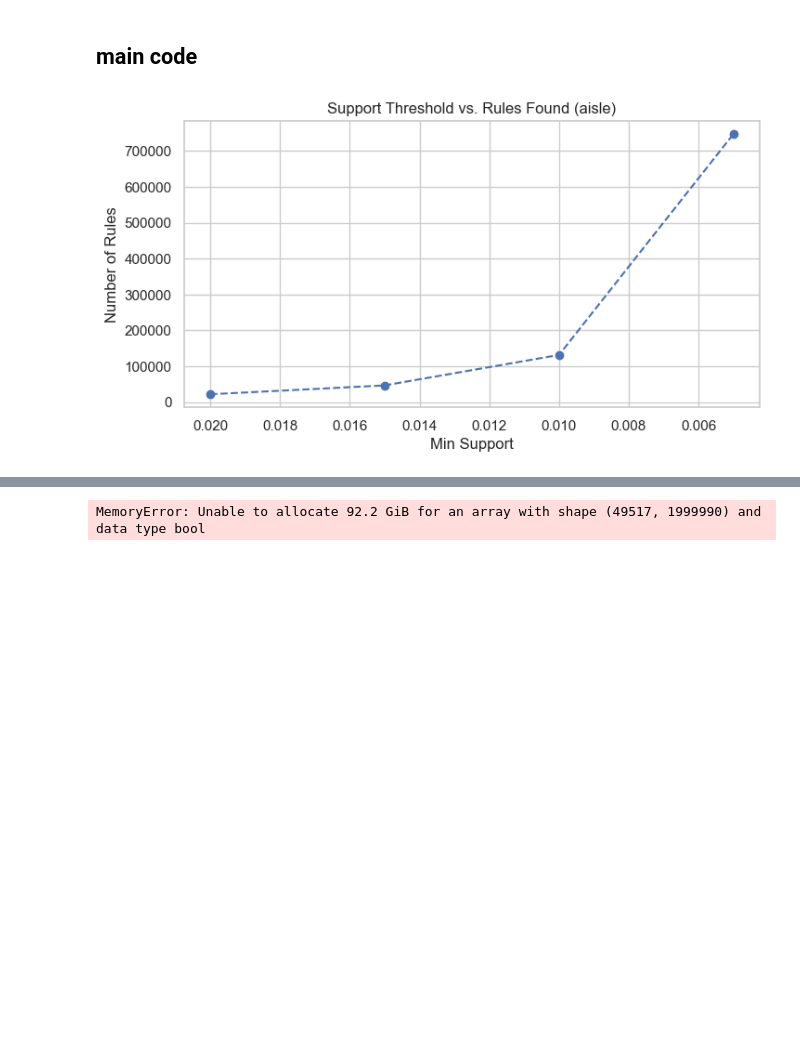
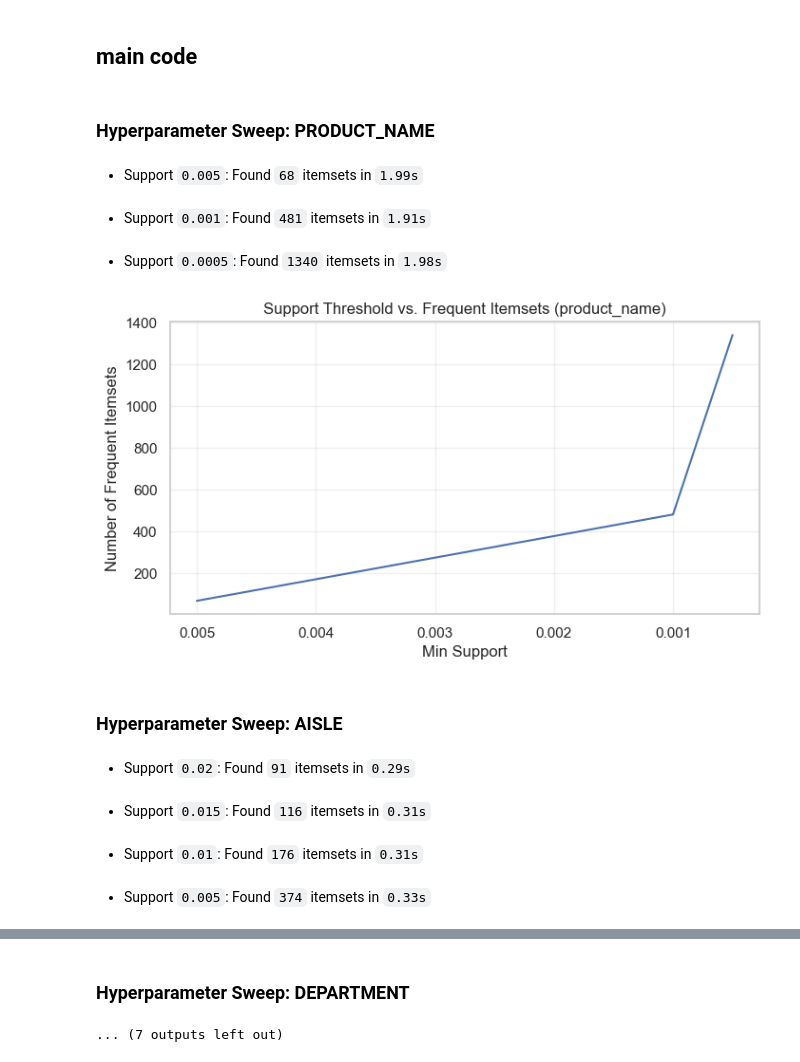
Before and after one commit to bunveren/YAP476, a Jupyter notebook: instacart_pipelined.ipynb, the cells around one changed output, grey strips where cells are left out. Saved outputs shown, nothing was run; the diff lists cells and outputs as text; code cells hidden in the pictures; blank space fills up the shorter version.

```diff
--- a/instacart_pipelined.ipynb
+++ b/instacart_pipelined.ipynb
@@ -338,4 +354,5 @@ def run_master_analysis(df):
 # %%
+import gc
 def find_support_elbow(df, level='aisle', thresholds=[0.05, 0.02, 0.01, 0.005]):
     display(Markdown(f"### Hyperparameter Sweep: **{level.upper()}**"))
     basket_df = get_basket(df, level)
@@ -347,7 +364,11 @@ def find_support_elbow(df, level='aisle', thresholds=[0.05, 0.02, 0.01, 0.005]):
         counts.append(len(freq_items))
         elapsed = time.time() - start
         display(Markdown(f"- Support `{sup}`: Found `{len(freq_items)}` itemsets in `{elapsed:.2f}s`"))
+        del freq_items
+        gc.collect()
 
+    del basket_df
+    gc.collect()
     plt.figure(figsize=(8, 4))
     plt.plot(thresholds, counts)
     plt.title(f'Support Threshold vs. Frequent Itemsets ({level})')
@@ -360,8 +381,18 @@ def find_support_elbow(df, level='aisle', thresholds=[0.05, 0.02, 0.01, 0.005]):
 ## main code
 # %%
 df_merged = load_and_prep_data()
-find_support_elbow(df_merged, level='aisle', thresholds=[0.02, 0.015, 0.01, 0.005])
-find_support_elbow(df_merged, level='department', thresholds=[0.2, 0.1, 0.075, 0.05, 0.025])
-find_support_elbow(df_merged, level='product_name', thresholds=[0.05, 0.02, 0.01, 0.005, 0.001])
+df_subset = df_merged.sample(n=100000, random_state=42)
+find_support_elbow(df_subset, level='product_name', thresholds=[0.005, 0.001, 0.0005])
+find_support_elbow(df_subset, level='aisle', thresholds=[0.02, 0.015, 0.01, 0.005])
+find_support_elbow(df_subset, level='department', thresholds=[0.2, 0.1, 0.075, 0.05, 0.025])
 # %% [output]
+### Hyperparameter Sweep: **PRODUCT_NAME**
+- Support `0.005`: Found `68` itemsets in `1.99s`
+- Support `0.001`: Found `481` itemsets in `1.91s`
+- Support `0.0005`: Found `1340` itemsets in `1.98s`
-[figure, old version]
+[figure, new version]
+### Hyperparameter Sweep: **AISLE**
+- Support `0.02`: Found `91` itemsets in `0.29s`
+- Support `0.015`: Found `116` itemsets in `0.31s`
+- Support `0.01`: Found `176` itemsets in `0.31s`
+- Support `0.005`: Found `374` itemsets in `0.33s`
@@ -369,3 +400,4 @@ find_support_elbow(df_merged, level='product_name', thresholds=[0.05, 0.02, 0.01
+### Hyperparameter Sweep: **DEPARTMENT**
-MemoryError: Unable to allocate 92.2 GiB for an array with shape (49517, 1999990) and data type bool
+... (7 outputs left out)
 # %%
 results = run_master_analysis(df_merged)
```
Also changed, not shown: parts of 3 cells of this notebook.
